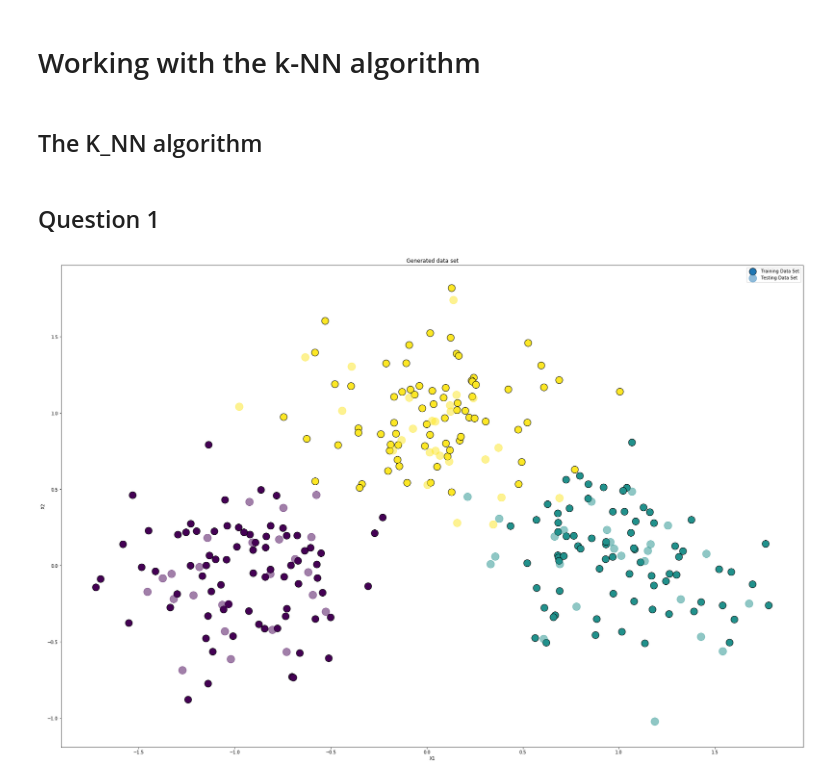
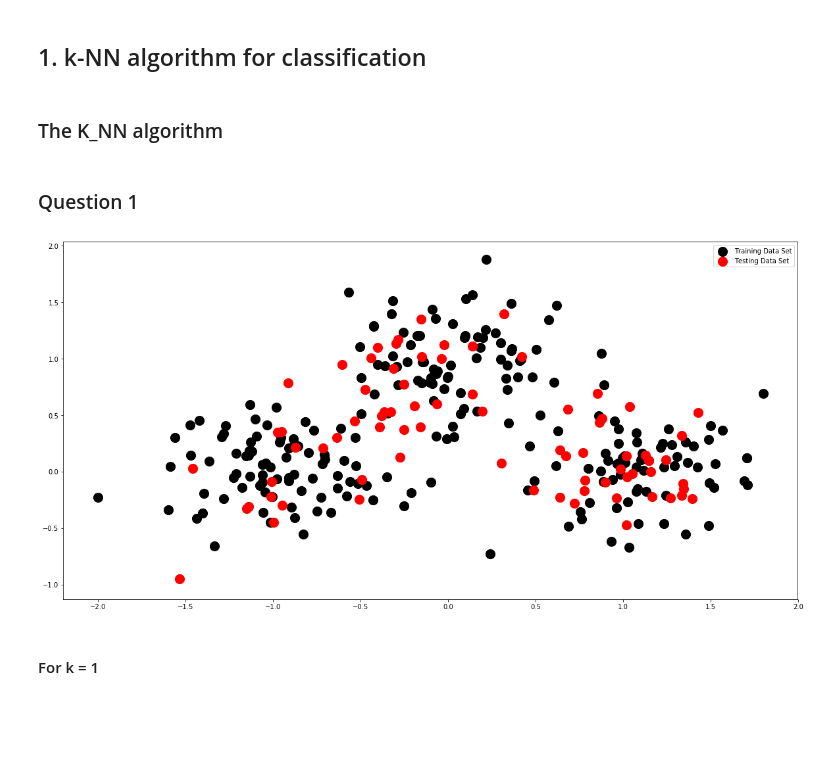
Before and after one commit to Panongbene/masster2IPP, a Jupyter notebook: TP_k_Nearest_Neighbors_Bounhar_Sawadogo_Yeh.ipynb, the cells around one changed output. Cells and saved outputs as stored; diff of their text form; code cells hidden in the pictures; blank space fills up the shorter version.

```diff
--- a/TP_k_Nearest_Neighbors_Bounhar_Sawadogo_Yeh.ipynb
+++ b/TP_k_Nearest_Neighbors_Bounhar_Sawadogo_Yeh.ipynb
@@ -122,7 +179,7 @@ plot_Data(X, Y)
 # %% [markdown]
-# Working with the k-NN algorithm
+## 1. k-NN algorithm for classification
 # %% [markdown]
-## The K_NN algorithm
+### The K_NN algorithm
 # %%
 def K_NN_predict(X, Y, x_will_predict, k):
     """This function """
@@ -153,7 +210,7 @@ def K_NN_predict(X, Y, x_will_predict, k):
 
     return label_list[len(get_the_label)-1]
 # %% [markdown]
-## Question 1
+### Question 1
 # %%
 #size per label
 N = 100
@@ -180,15 +237,13 @@ X,Y = generate_data(N, mu_label_0, mu_label_1, mu_label_2, matrix_cov)
 # split data
 X_train, X_test, Y_train, Y_test = split_data(X, Y, 0.75)
 # %%
-# show the dataset graph
-plt.figure(figsize=(30,20))
-plt.scatter(X_train[:,0], X_train[:,1], s=250, c=Y_train, alpha=1, edgecolors='black', label='Training Data Set')
-plt.scatter(X_test[:,0], X_test[:,1], s=300, c=Y_test, alpha=0.5, label='Testing Data Set')
-plt.title("Generated data set")
-plt.xlabel('X1')
-plt.ylabel('X2')
+plt.figure(figsize=(20,10))
+plt.scatter(X_train[:,0], X_train[:,1], c="black", s=200, label='Training Data Set')
+plt.scatter(X_test[:,0], X_test[:,1], c="red", s=200, label='Testing Data Set')
 plt.legend()
 plt.show()
 # %% [output]
-[figure, old version]
+[figure, new version]
+# %% [markdown]
+#### For k = 1
 # %%
```
Also changed, not shown: parts of 89 cells of this notebook.
